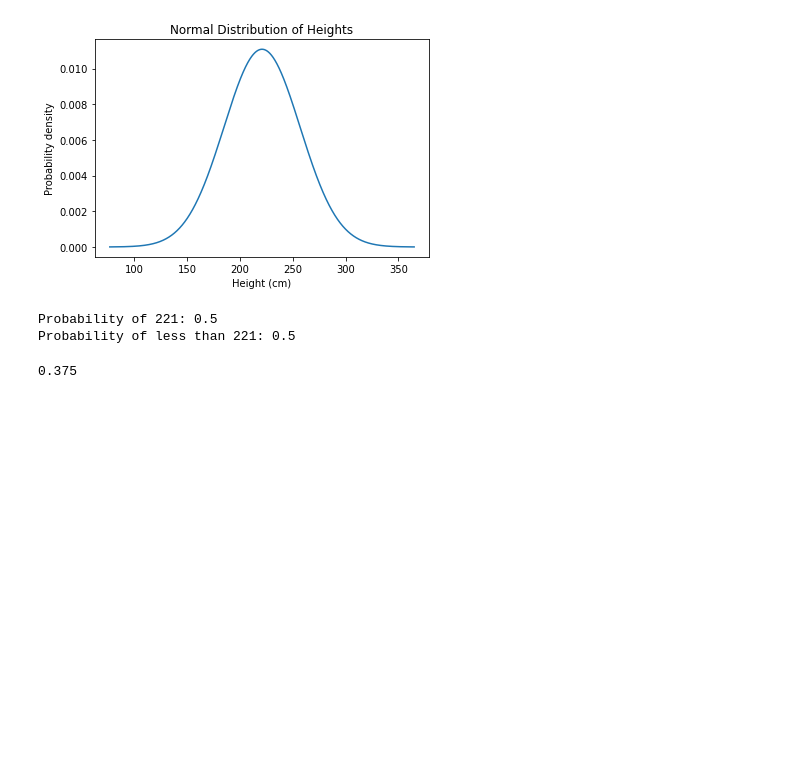
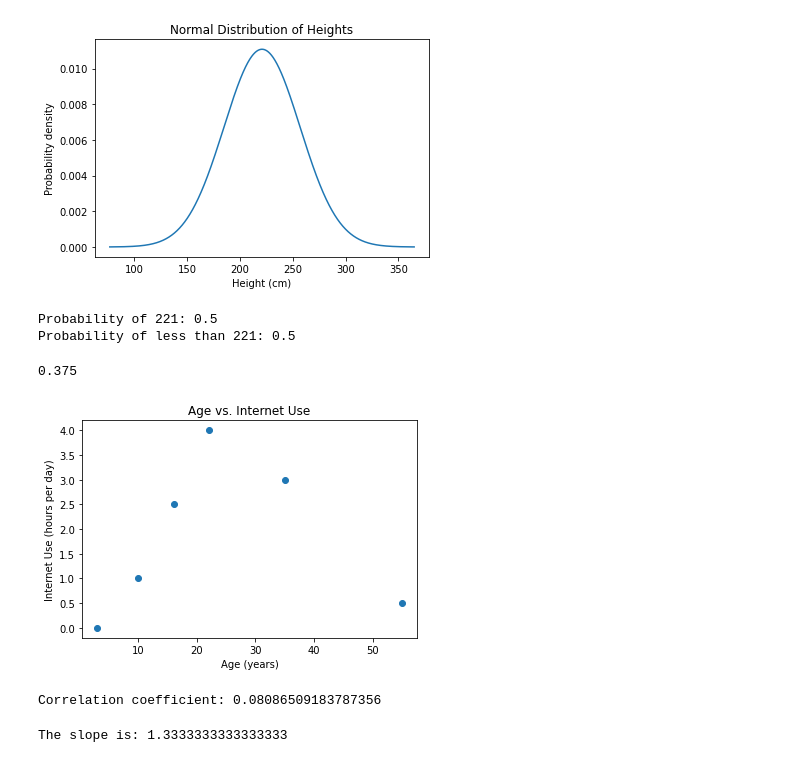
Before and after one commit to Emily20222022/blog_analytic_master, a Jupyter notebook: DS_analysis_stats_&_probability.ipynb, the cells around one changed output. Cells and saved outputs as stored; diff of their text form; code cells hidden in the pictures; blank space fills up the shorter version.

```diff
--- a/DS_analysis_stats_&_probability.ipynb
+++ b/DS_analysis_stats_&_probability.ipynb
@@ -575,3 +575,50 @@ Probability of less than 221: 0.5
 3/8
 # %% [output]
 0.375
+# %%
+import matplotlib.pyplot as plt
+import numpy as np
+
+# Define the age and internet use data as numpy arrays
+age = np.array([3, 10, 16, 22, 35, 55])
+internet_use = np.array([0.0, 1.0, 2.5, 4.0, 3.0, 0.5])
+
+# Create a scatter plot
+plt.scatter(age, internet_use)
+
+# Set the title and axis labels
+plt.title('Age vs. Internet Use')
+plt.xlabel('Age (years)')
+plt.ylabel('Internet Use (hours per day)')
+
+# Show the plot
+plt.show()
+
+import numpy as np
+
+# Define the age and internet use data as numpy arrays
+age = np.array([3, 10, 16, 22, 35, 55])
+internet_use = np.array([0.0, 1.0, 2.5, 4.0, 3.0, 0.5])
+
+# Calculate the Pearson correlation coefficient
+correlation_coef = np.corrcoef(age, internet_use)[0, 1]
+
+# Print the correlation coefficient value
+print('Correlation coefficient:', correlation_coef)
+# %% [output]
+[figure, added]
+Correlation coefficient: 0.08086509183787356
+# %%
+# Define the two points (x1, y1) and (x2, y2)
+x1 = 2
+y1 = 5
+x2 = 5
+y2 = 9
+
+# Calculate the slope using the formula (y2 - y1) / (x2 - x1)
+slope = (y2 - y1) / (x2 - x1)
+
+# Print the slope
+print("The slope is:", slope)
+# %% [output]
+The slope is: 1.3333333333333333
```
Also changed, not shown: parts of 5 cells of this notebook.
